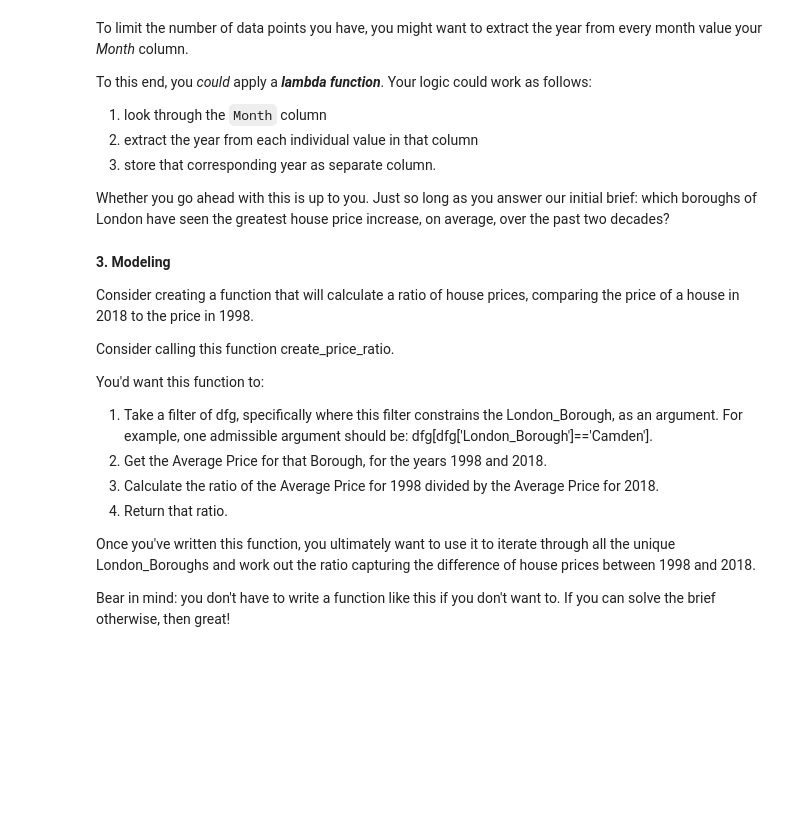
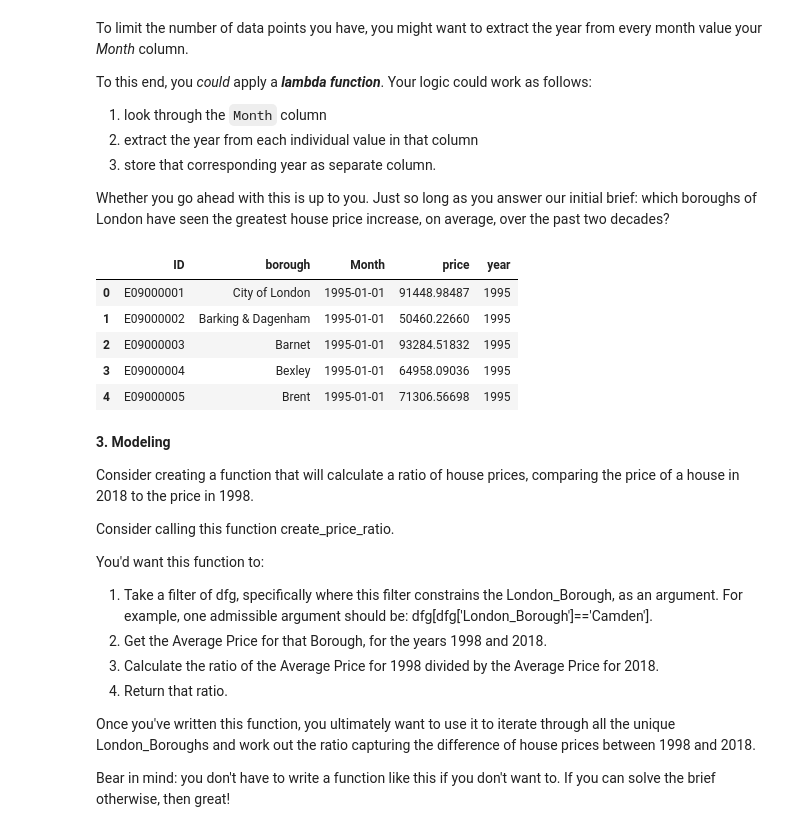
Before and after one commit to rick-stephenson/Springboard, a Jupyter notebook: london3/londonTier3.ipynb, the cells around one changed output. Saved outputs shown, nothing was run; the diff lists cells and outputs as text; code cells hidden in the pictures; blank space fills up the shorter version.

Commit message:
Final answer for Tier 3 London, not pretty

```diff
--- a/london3/londonTier3.ipynb
+++ b/london3/londonTier3.ipynb
@@ -222,6 +222,16 @@ To this end, you *could* apply a ***lambda function***. Your logic could work as
 3. store that corresponding year as separate column.
 
 Whether you go ahead with this is up to you. Just so long as you answer our initial brief: which boroughs of London have seen the greatest house price increase, on average, over the past two decades?
+# %%
+finalDF['year'] = pd.DatetimeIndex(finalDF['Month']).year
+finalDF.head()
+# %% [output]
+|  | ID | borough | Month | price | year |
+| 0 | E09000001 | City of London | 1995-01-01 | 91448.98487 | 1995 |
+| 1 | E09000002 | Barking & Dagenham | 1995-01-01 | 50460.22660 | 1995 |
+| 2 | E09000003 | Barnet | 1995-01-01 | 93284.51832 | 1995 |
+| 3 | E09000004 | Bexley | 1995-01-01 | 64958.09036 | 1995 |
+| 4 | E09000005 | Brent | 1995-01-01 | 71306.56698 | 1995 |
 # %% [markdown]
 **3. Modeling**
 
```
Also changed, not shown: parts of 2 cells of this notebook.
